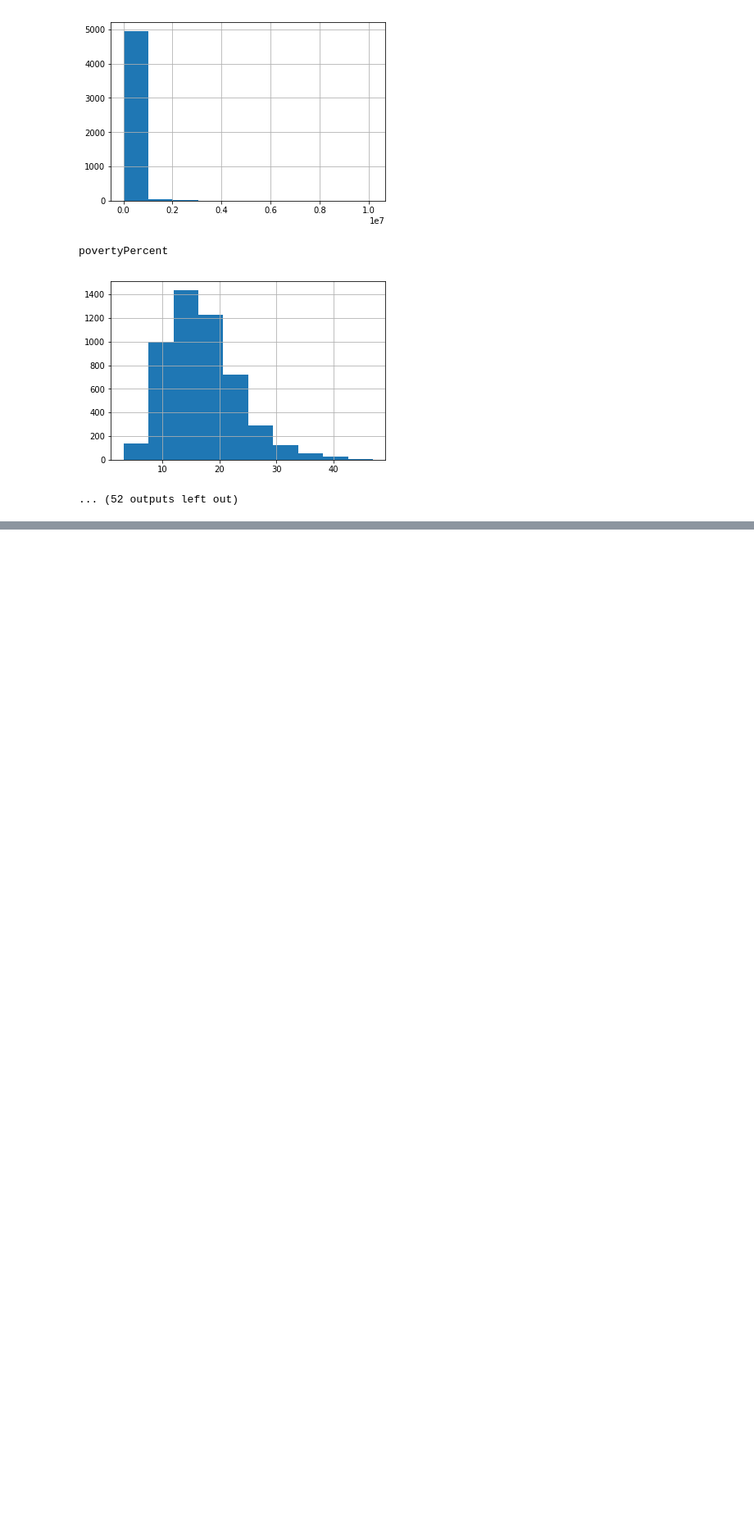
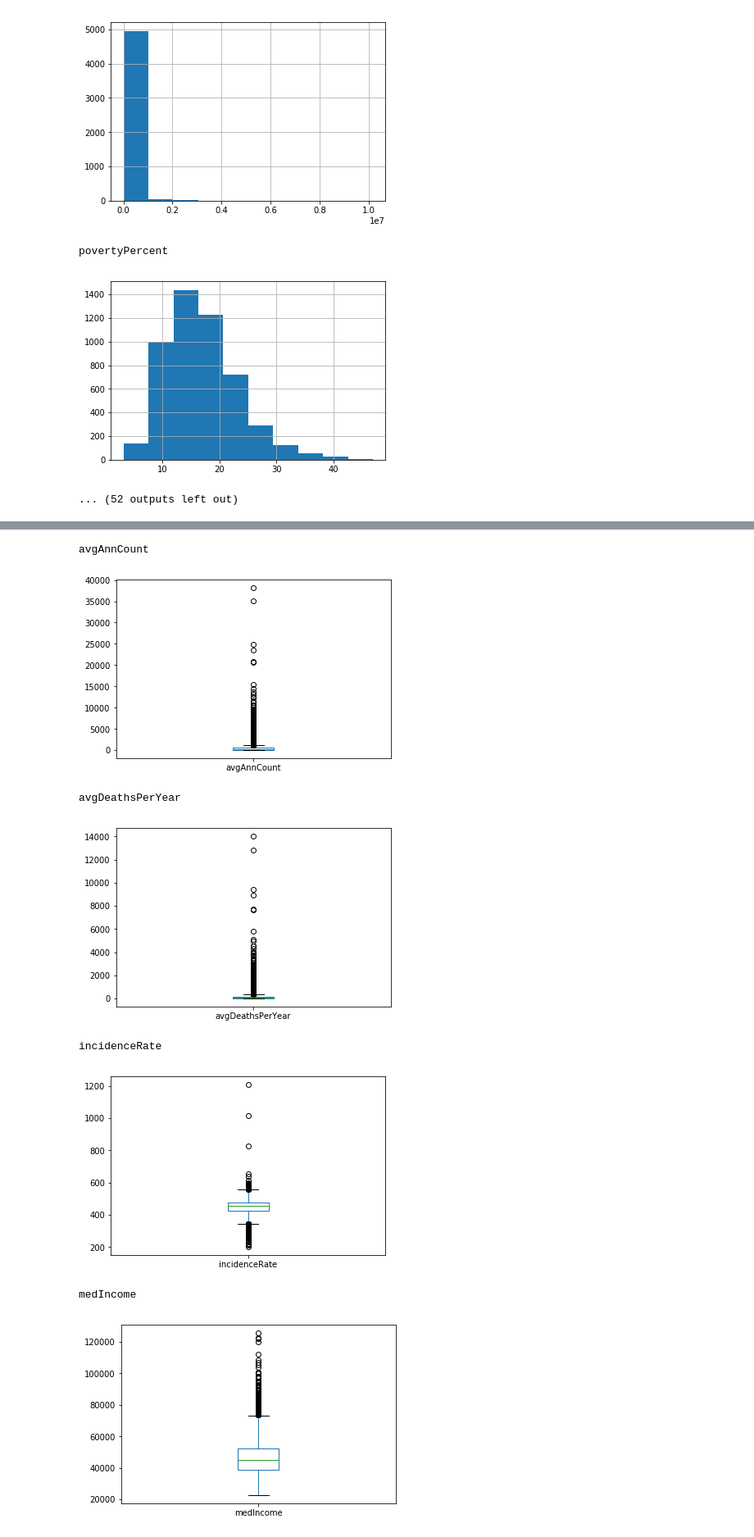
Before and after one commit to joshuahansen/machine-learning-a1, a Jupyter notebook: Assignment 1.ipynb, the cells around one changed output, grey strips where cells are left out. Shown: that part at 82% size. Cells and saved outputs as stored; diff of their text form; code cells hidden in the pictures; blank space fills up the shorter version.

```diff
--- a/Assignment 1.ipynb
+++ b/Assignment 1.ipynb
@@ -5,5 +5,8 @@ import numpy as np
 
 
 training_data = pd.read_csv('datafiles/train.csv', delimiter=',')
+
+training_data.drop(training_data[['id']], axis=1, inplace=True)
+
 print(training_data)
 # %% [output]
@@ -128,12 +133,9 @@ dtype: float64
 # %%
 plt.figure()
 for x in training_data:
-    if x == "id":
-        continue
-    else:
-        print(x)
-        training_data[x].hist()
-        plt.show()
+    print(x)
+    training_data[x].hist()
+    plt.show()
 # %% [output]
 avgAnnCount
 [figure]
@@ -167,0 +153,14 @@ plt.show()
+# %%
+for x in training_data:
+    print(x)
+    training_data[x].plot(kind='box', subplots=True, sharex=False, sharey=False)
+    fig = plt.show()
+# %% [output]
+avgAnnCount
+[figure, added]
+avgDeathsPerYear
+[figure, added]
+incidenceRate
+[figure, added]
+medIncome
+[figure, added]
```
Also changed, not shown: parts of 9 cells of this notebook.
